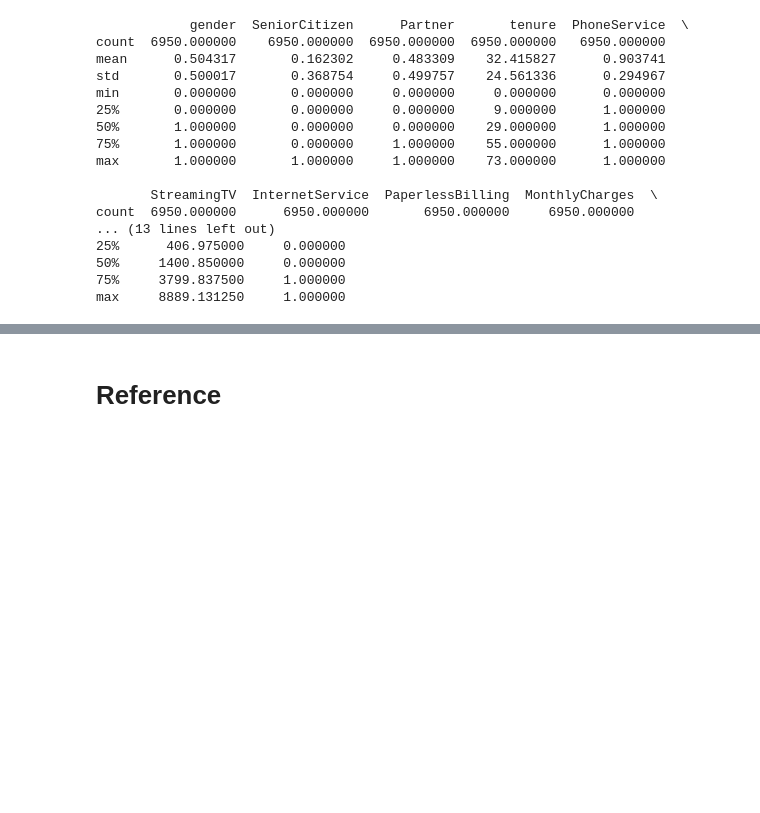
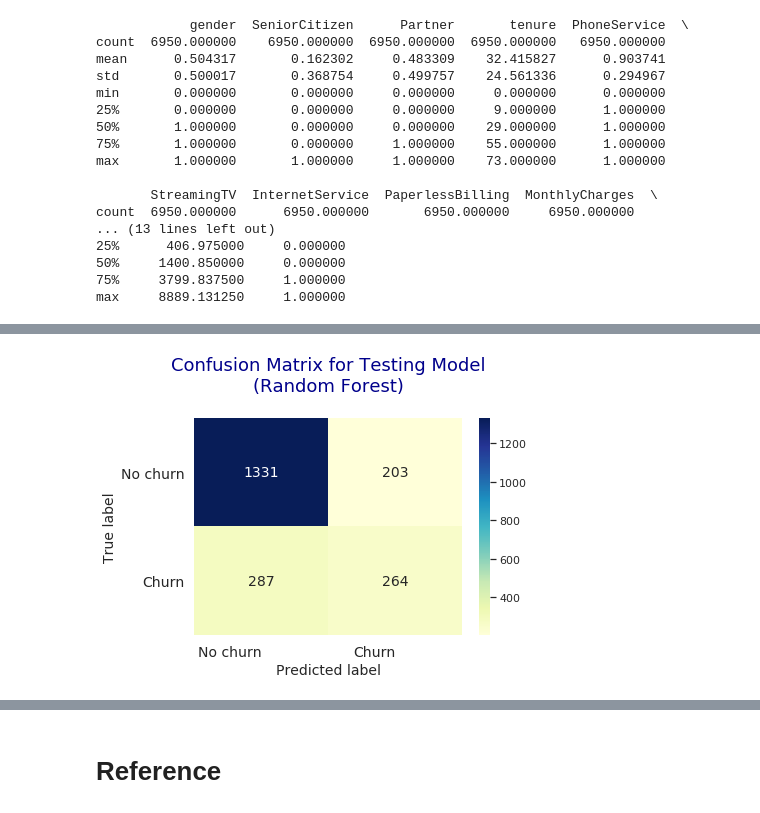
Before and after one commit to julius-risky/Data-Science, a Jupyter notebook: Case_Portofolio/ Customer_Churn_Prediction_using_Machine_Learning.ipynb, the cells around one changed output, grey strips where cells are left out. Saved outputs shown, nothing was run; the diff lists cells and outputs as text; code cells hidden in the pictures; blank space fills up the shorter version.

```diff
--- a/Case_Portofolio/ Customer_Churn_Prediction_using_Machine_Learning.ipynb
+++ b/Case_Portofolio/ Customer_Churn_Prediction_using_Machine_Learning.ipynb
@@ -208,0 +335,3 @@ max     8889.131250     1.000000
+# %%
+rdf_model = RandomForestClassifier().fit(X_train,y_train)
+print(rdf_model)
@@ -208,0 +379,6 @@ max     8889.131250     1.000000
+# %%
+## Predict
+y_test_pred = rdf_model.predict(X_test)
+# Print classification report
+print('Classification Report Testing Model (Random Forest Classifier):')
+print(classification_report(y_test, y_test_pred))
@@ -208,0 +399,16 @@ max     8889.131250     1.000000
+# %%
+# Form confusion matrix as a DataFrame
+confusion_matrix_df = pd.DataFrame((confusion_matrix(y_test, y_test_pred)), ('No churn', 'Churn'), ('No churn', 'Churn'))
+
+# Plot confusion matrix
+plt.figure()
+heatmap = sns.heatmap(confusion_matrix_df, annot=True, annot_kws={'size': 14}, fmt='d', cmap='YlGnBu')
+heatmap.yaxis.set_ticklabels(heatmap.yaxis.get_ticklabels(), rotation=0, ha='right', fontsize=14)
+heatmap.xaxis.set_ticklabels(heatmap.xaxis.get_ticklabels(), rotation=0, ha='right', fontsize=14)
+
+plt.title('Confusion Matrix for Testing Model\n(Random Forest)\n', fontsize=18, color='darkblue')
+plt.ylabel('True label', fontsize=14)
+plt.xlabel('Predicted label', fontsize=14)
+plt.show()
+# %% [output]
+[figure, added]
```
Also changed, not shown: parts of 42 cells of this notebook, 2 other files.
